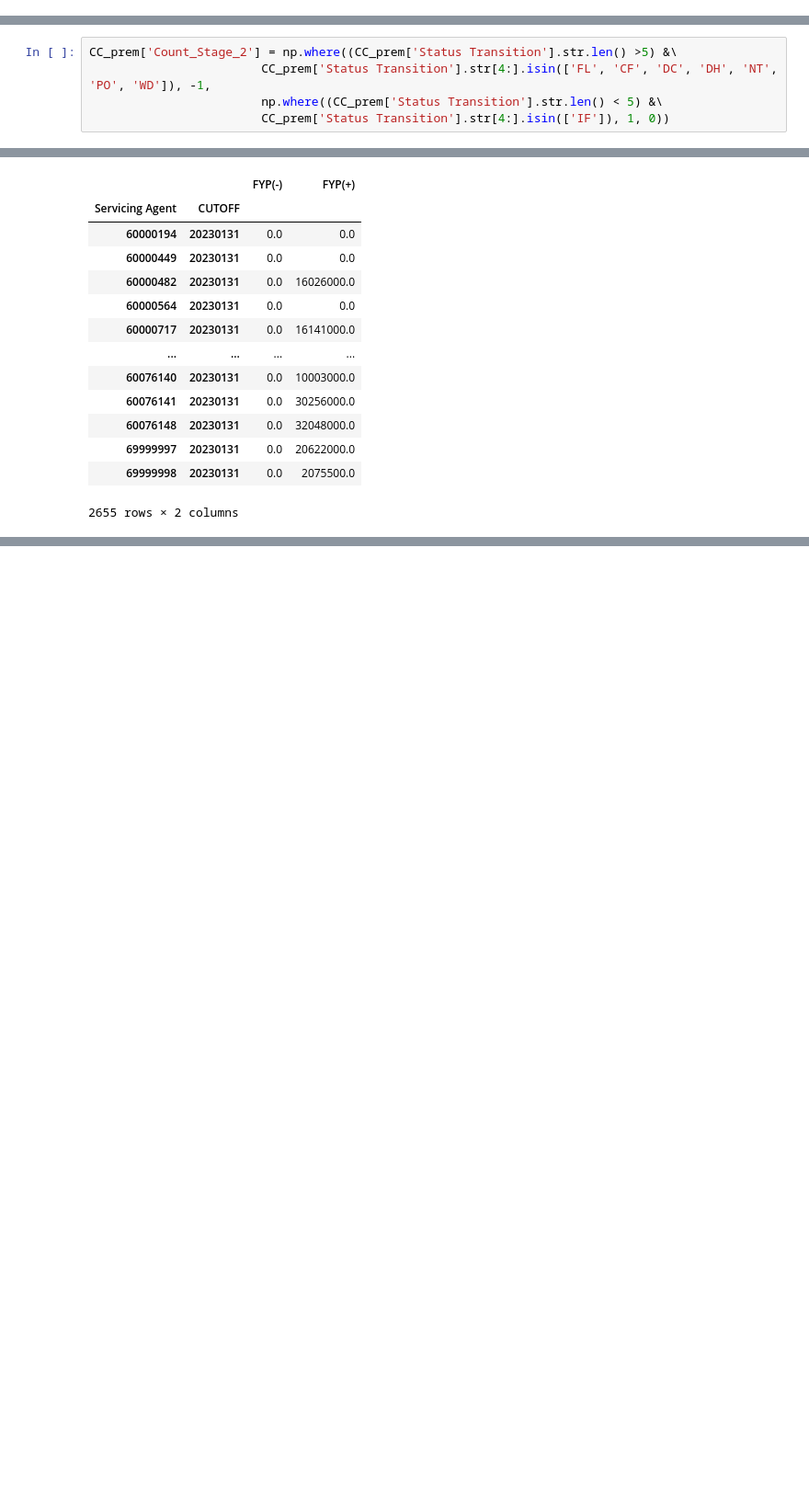
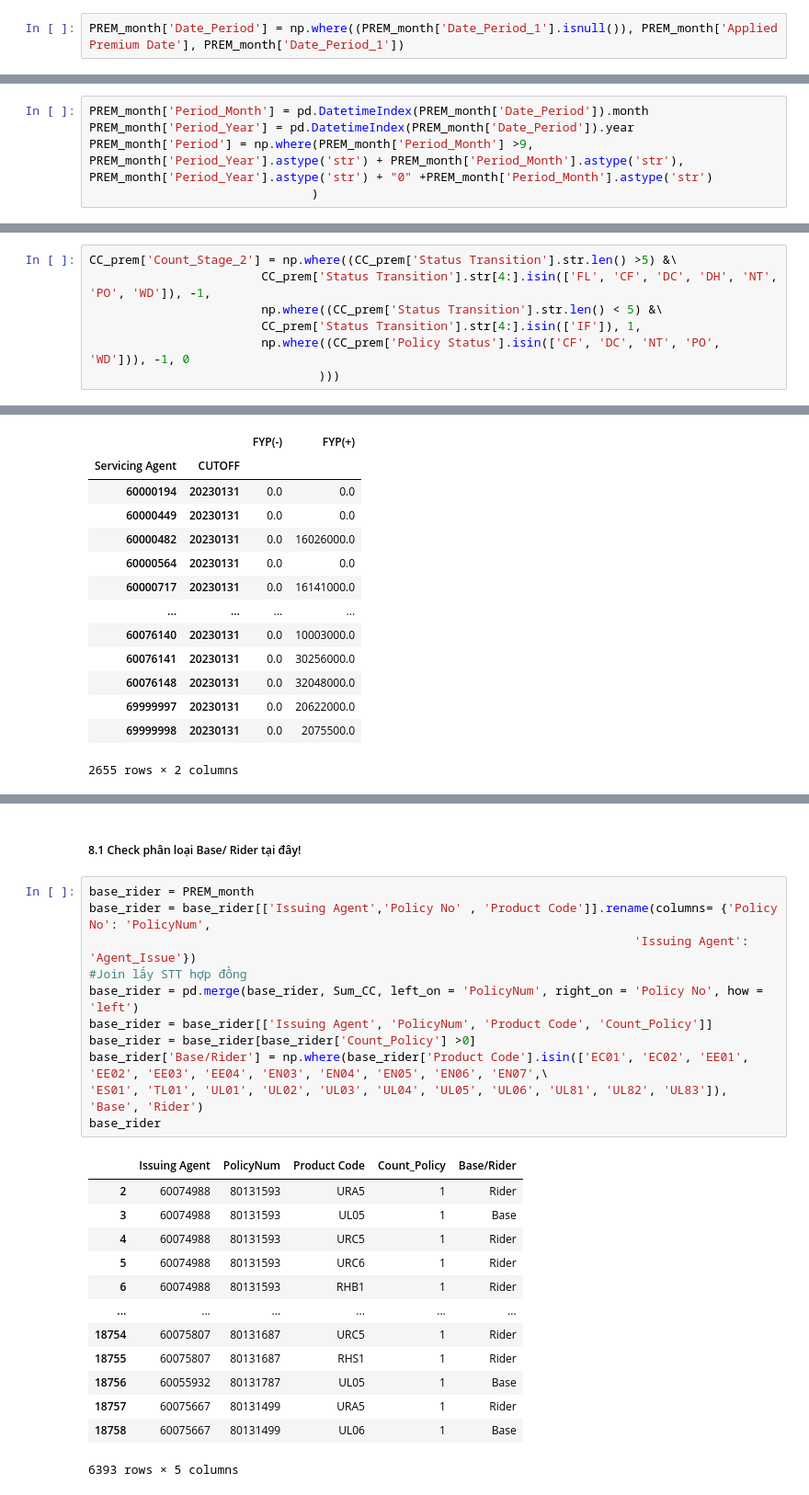
Before and after one commit to michaelmarytan81194/PythonProject, a Jupyter notebook: 1. Python/4. Tools/1. Phu Hung Life/4. KPI/KPI_Individual.ipynb, the cells around one changed output, grey strips where cells are left out. Shown at 92% size. Saved outputs shown, nothing was run; the diff lists cells and outputs as text; blank space fills up the shorter version.

```diff
--- a/1. Python/4. Tools/1. Phu Hung Life/4. KPI/KPI_Individual.ipynb
+++ b/1. Python/4. Tools/1. Phu Hung Life/4. KPI/KPI_Individual.ipynb
@@ -72,3 +70,5 @@ Period_Com['Issued Date'], Period_Com['Applied Premium Date'])))
 Period_Prem = Period_Com
 calculate_condition = ((Period_Prem['Applied Premium Date'] >= Period_Prem['Start_Month']) & (Period_Prem['Applied Premium Date'] <= Period_Prem['Date_On_Set']))
 PREM_month = Period_Prem[((Period_Prem['Applied Premium Date'] >= Period_Prem['Start_Month']) & (Period_Prem['Applied Premium Date'] <= Period_Prem['Date_On_Set']))]
+# %%
+PREM_month['Date_Period'] = np.where((PREM_month['Date_Period_1'].isnull()), PREM_month['Applied Premium Date'], PREM_month['Date_Period_1'])
@@ -74,0 +81,6 @@ PREM_month = Period_Prem[((Period_Prem['Applied Premium Date'] >= Period_Prem['S
+# %%
+PREM_month['Period_Month'] = pd.DatetimeIndex(PREM_month['Date_Period']).month
+PREM_month['Period_Year'] = pd.DatetimeIndex(PREM_month['Date_Period']).year
+PREM_month['Period'] = np.where(PREM_month['Period_Month'] >9, PREM_month['Period_Year'].astype('str') + PREM_month['Period_Month'].astype('str'),
+PREM_month['Period_Year'].astype('str') + "0" +PREM_month['Period_Month'].astype('str')
+                               )
@@ -106,7 +131,9 @@ See the caveats in the documentation: https://pandas.pydata.org/pandas-docs/stab
 CC_prem['Count_Stage_2'] = np.where((CC_prem['Status Transition'].str.len() >5) &\
                         CC_prem['Status Transition'].str[4:].isin(['FL', 'CF', 'DC', 'DH', 'NT', 'PO', 'WD']), -1,
                         np.where((CC_prem['Status Transition'].str.len() < 5) &\
-                        CC_prem['Status Transition'].str[4:].isin(['IF']), 1, 0))
+                        CC_prem['Status Transition'].str[4:].isin(['IF']), 1,
+                        np.where((CC_prem['Policy Status'].isin(['CF', 'DC', 'NT', 'PO', 'WD'])), -1, 0
+                                )))
 # %% [output]
 A value is trying to be set on a copy of a slice from a DataFrame.
 Try using .loc[row_indexer,col_indexer] = value instead
@@ -201,0 +321,27 @@ Sum_FYP.to_csv('checkFYP.csv')
+# %% [markdown]
+<h5> 8.1 Check phân loại Base/ Rider tại đây!
+# %%
+base_rider = PREM_month
+base_rider = base_rider[['Issuing Agent','Policy No' , 'Product Code']].rename(columns= {'Policy No': 'PolicyNum',
+                                                                            'Issuing Agent': 'Agent_Issue'})
+#Join lấy STT hợp đồng
+base_rider = pd.merge(base_rider, Sum_CC, left_on = 'PolicyNum', right_on = 'Policy No', how = 'left')
+base_rider = base_rider[['Issuing Agent', 'PolicyNum', 'Product Code', 'Count_Policy']]
+base_rider = base_rider[base_rider['Count_Policy'] >0]
+base_rider['Base/Rider'] = np.where(base_rider['Product Code'].isin(['EC01', 'EC02', 'EE01', 'EE02', 'EE03', 'EE04', 'EN03', 'EN04', 'EN05', 'EN06', 'EN07',\
+'ES01', 'TL01', 'UL01', 'UL02', 'UL03', 'UL04', 'UL05', 'UL06', 'UL81', 'UL82', 'UL83']), 'Base', 'Rider')
+base_rider
+# %% [output]
+|  | Issuing Agent | PolicyNum | Product Code | Count_Policy | Base/Rider |
+| 2 | 60074988 | 80131593 | URA5 | 1 | Rider |
+| 3 | 60074988 | 80131593 | UL05 | 1 | Base |
+| 4 | 60074988 | 80131593 | URC5 | 1 | Rider |
+| 5 | 60074988 | 80131593 | URC6 | 1 | Rider |
+| 6 | 60074988 | 80131593 | RHB1 | 1 | Rider |
+| ... | ... | ... | ... | ... | ... |
+| 18754 | 60075807 | 80131687 | URC5 | 1 | Rider |
+| 18755 | 60075807 | 80131687 | RHS1 | 1 | Rider |
+| 18756 | 60055932 | 80131787 | UL05 | 1 | Base |
+| 18757 | 60075667 | 80131499 | URA5 | 1 | Rider |
+| 18758 | 60075667 | 80131499 | UL06 | 1 | Base |
+6393 rows × 5 columns
```
Also changed, not shown: parts of 46 cells of this notebook, 16 other files.
